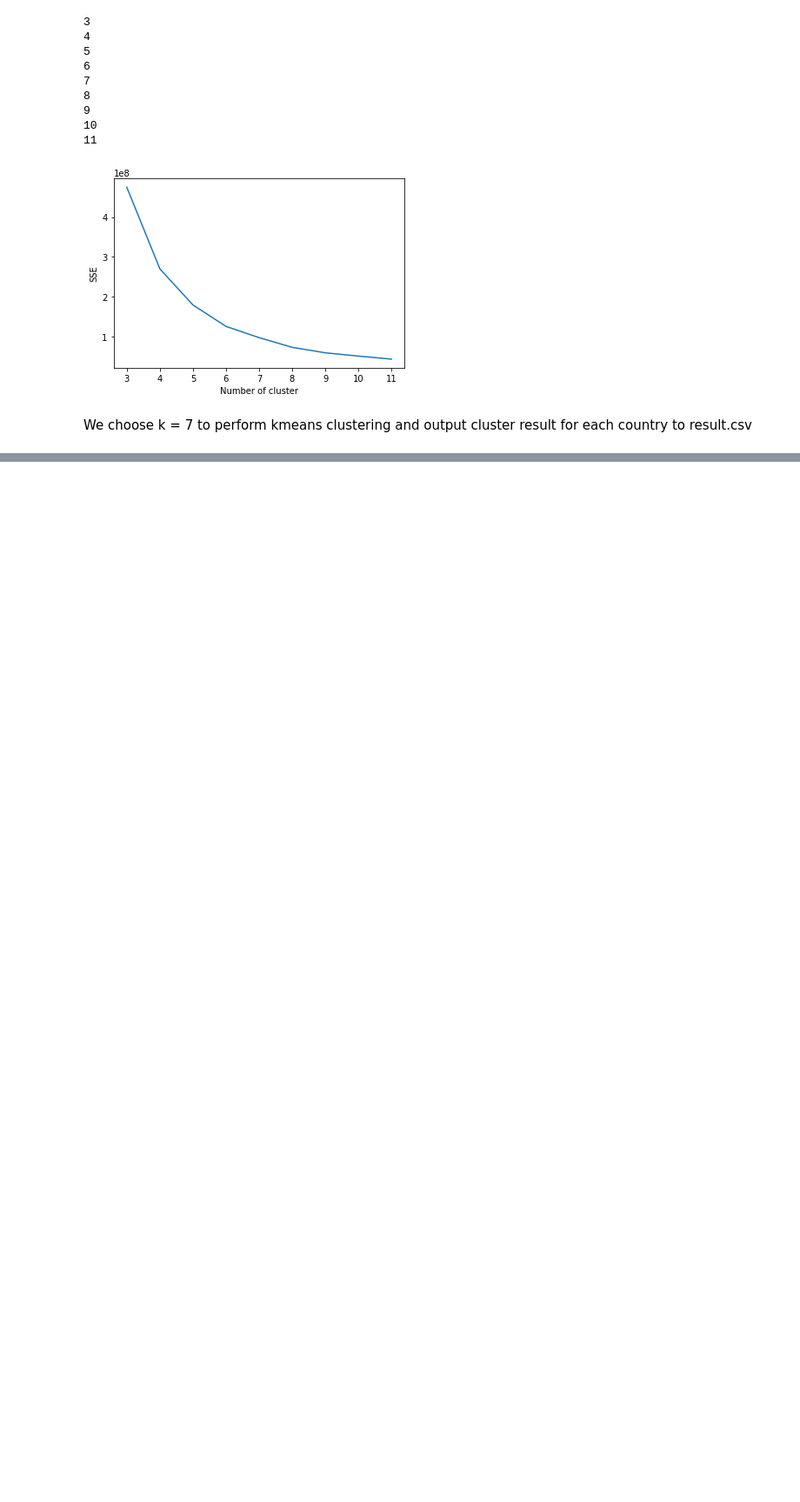
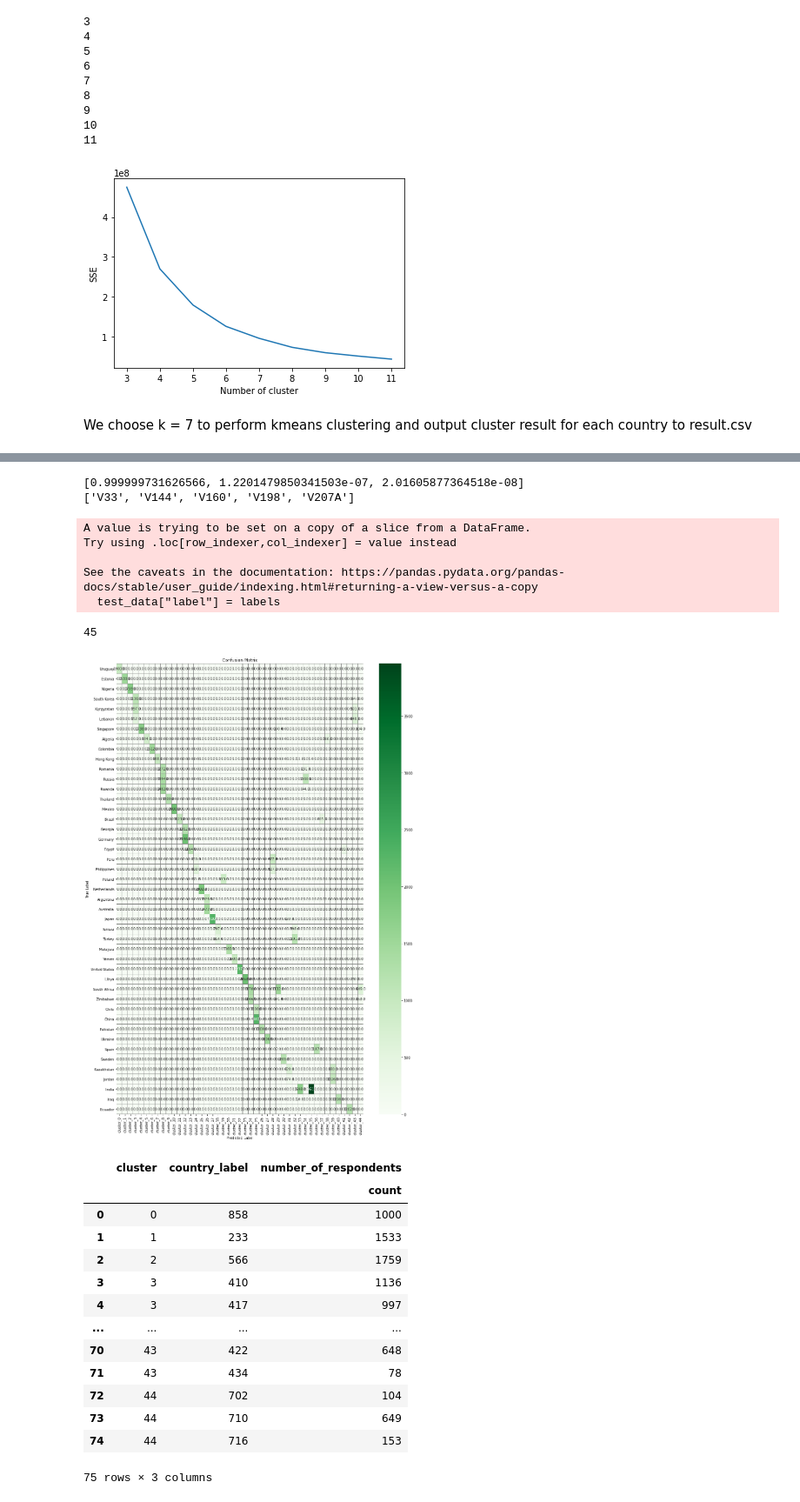
Before and after one commit to The2018/cultural-study, a Jupyter notebook: data cleaning.ipynb, the cells around one changed output, grey strips where cells are left out. Shown: that part at 87% size. Drawn from its saved outputs; the diff is of its cells as text; code cells hidden in the pictures; blank space fills up the shorter version.

```diff
--- a/data cleaning.ipynb
+++ b/data cleaning.ipynb
@@ -429,0 +497,79 @@ plt.show()
+# %%
+pca = PCA(n_components=3)
+projected = pca.fit_transform(data.iloc[:,1:-2])
+
+var_ratio_ls = list(pca.explained_variance_ratio_)
+print(var_ratio_ls)
+
+loadings = pd.DataFrame(pca.components_.T * np.sqrt(pca.explained_variance_), columns=["PC1","PC2","PC3"], index=data.iloc[:,1:-2].columns)
+loadings.to_csv("../data_set/cultural_data/clean_data/loadings.csv", index = True)
+
+features = list(loadings[loadings["PC1"] > 0.2].index)
+
+print(features)
+# %% [output]
+[0.999999731626566, 1.2201479850341503e-07, 2.01605877364518e-08]
+['V33', 'V144', 'V160', 'V198', 'V207A']
+# %%
+features.append("V2")
+features.remove("V144")
+test_data = data[features]
+
+kmeans = KMeans(n_clusters=45)
+kmeans.fit(test_data)
+labels = kmeans.labels_
+
+test_data["label"] = labels
+result = test_data.groupby(["label","V2"]).agg({'V33': ["count"]}).reset_index()
+result.rename(columns={"label": "cluster", "V2": "country_label","V33":"number_of_respondents"}, inplace=True)
+
+conf_index = [country[country["index"] == x]["name"].iloc[0] for x in result["country_label"]]
+conf_index = pd.Series(conf_index).drop_duplicates().tolist()
+print(len(conf_index))
+conf_mtr = pd.DataFrame(columns=["cluster_"+str(x) for x in range(45)],
+                       index=conf_index)
+
+for i in range(conf_mtr.shape[1]):
+    col = conf_mtr.columns[i]
+    country_label = list(result[result["cluster"]==i]["country_label"])
+    country_name_label = [country[country["index"] == x]["name"].iloc[0] for x in country_label]
+
+    respondents = list(result[result["cluster"]==i]["number_of_respondents"]["count"])
+
+    for j in range(len(country_label)):
+        conf_mtr[col].loc[country_name_label[j]] = respondents[j]
+
+conf_mtr.fillna(0,inplace=True)
+
+f,ax = plt.subplots(figsize=(16, 24))
+sns.heatmap(conf_mtr, annot=True, linewidths=0.01,cmap="Greens",linecolor="gray", fmt= '.1f',ax=ax)
+plt.xlabel("Predicted Label")
+plt.ylabel("True Label")
+plt.title("Confusion Matrix")
+plt.show()
+
+result.to_csv("../data_set/cultural_data/clean_data/test_result.csv", index = True)
+
+result
+# %% [output]
+A value is trying to be set on a copy of a slice from a DataFrame.
+Try using .loc[row_indexer,col_indexer] = value instead
+
+See the caveats in the documentation: https://pandas.pydata.org/pandas-docs/stable/user_guide/indexing.html#returning-a-view-versus-a-copy
+  test_data["label"] = labels
+45
+[figure, added]
+|  | cluster | country_label | number_of_respondents |
+|  |  |  | count |
+| 0 | 0 | 858 | 1000 |
+| 1 | 1 | 233 | 1533 |
+| 2 | 2 | 566 | 1759 |
+| 3 | 3 | 410 | 1136 |
+| 4 | 3 | 417 | 997 |
+| ... | ... | ... | ... |
+| 70 | 43 | 422 | 648 |
+| 71 | 43 | 434 | 78 |
+| 72 | 44 | 702 | 104 |
+| 73 | 44 | 710 | 649 |
+| 74 | 44 | 716 | 153 |
+75 rows × 3 columns
```
Also changed, not shown: parts of 15 cells of this notebook.
